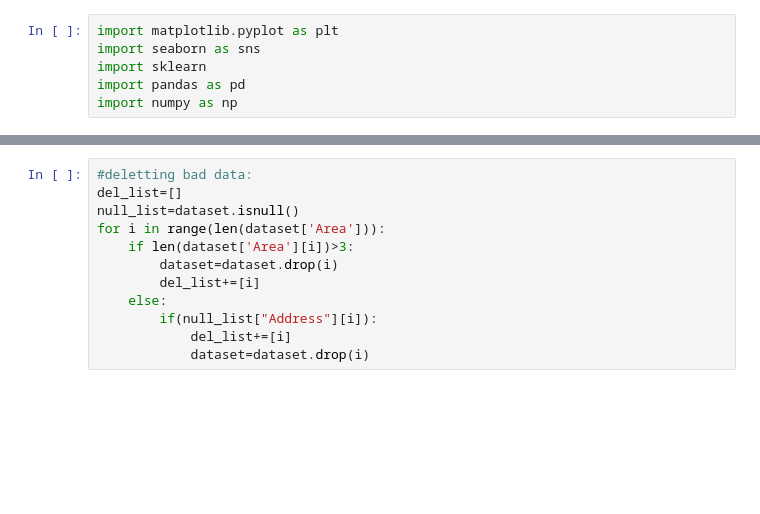
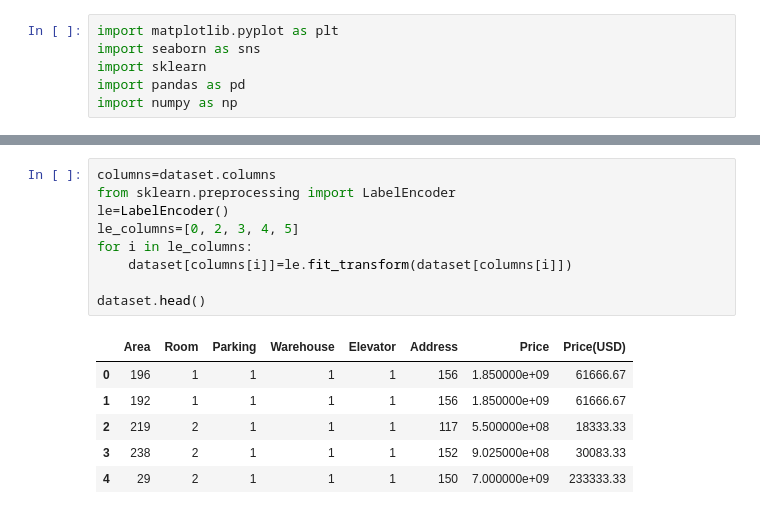
Before and after one commit to rahaan-sharif/machine_learning_Jadi_maktabkhooneh, a Jupyter notebook: chapter_2/regression.ipynb, the cells around one changed output, grey strips where cells are left out. Cells and saved outputs as stored; diff of their text form; blank space fills up the shorter version.

```diff
--- a/chapter_2/regression.ipynb
+++ b/chapter_2/regression.ipynb
@@ -10,15 +27,19 @@ columns=dataset.columns
-# %%
-#deletting bad data:
-del_list=[]
-null_list=dataset.isnull()
-for i in range(len(dataset['Area'])):
-    if len(dataset['Area'][i])>3:
-        dataset=dataset.drop(i)
-        del_list+=[i]
-    else:
-        if(null_list["Address"][i]):
-            del_list+=[i]
-            dataset=dataset.drop(i)
+# %%
+columns=dataset.columns
+from sklearn.preprocessing import LabelEncoder
+le=LabelEncoder()
+le_columns=[0, 2, 3, 4, 5]
+for i in le_columns:
+    dataset[columns[i]]=le.fit_transform(dataset[columns[i]])
+
+dataset.head()
+# %% [output]
+|  | Area | Room | Parking | Warehouse | Elevator | Address | Price | Price(USD) |
+| 0 | 196 | 1 | 1 | 1 | 1 | 156 | 1.850000e+09 | 61666.67 |
+| 1 | 192 | 1 | 1 | 1 | 1 | 156 | 1.850000e+09 | 61666.67 |
+| 2 | 219 | 2 | 1 | 1 | 1 | 117 | 5.500000e+08 | 18333.33 |
+| 3 | 238 | 2 | 1 | 1 | 1 | 152 | 9.025000e+08 | 30083.33 |
+| 4 | 29 | 2 | 1 | 1 | 1 | 150 | 7.000000e+09 | 233333.33 |
 # %%
 dataset.info()
 # %% [output]
```
Also changed, not shown: parts of 17 cells of this notebook.
